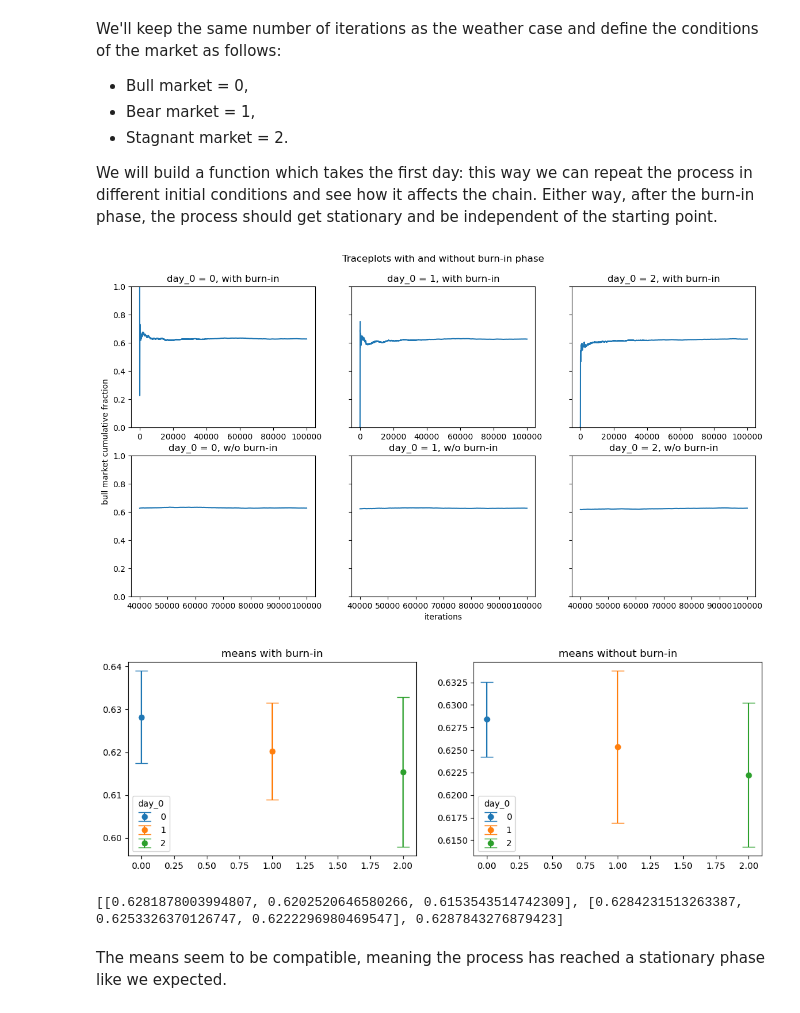
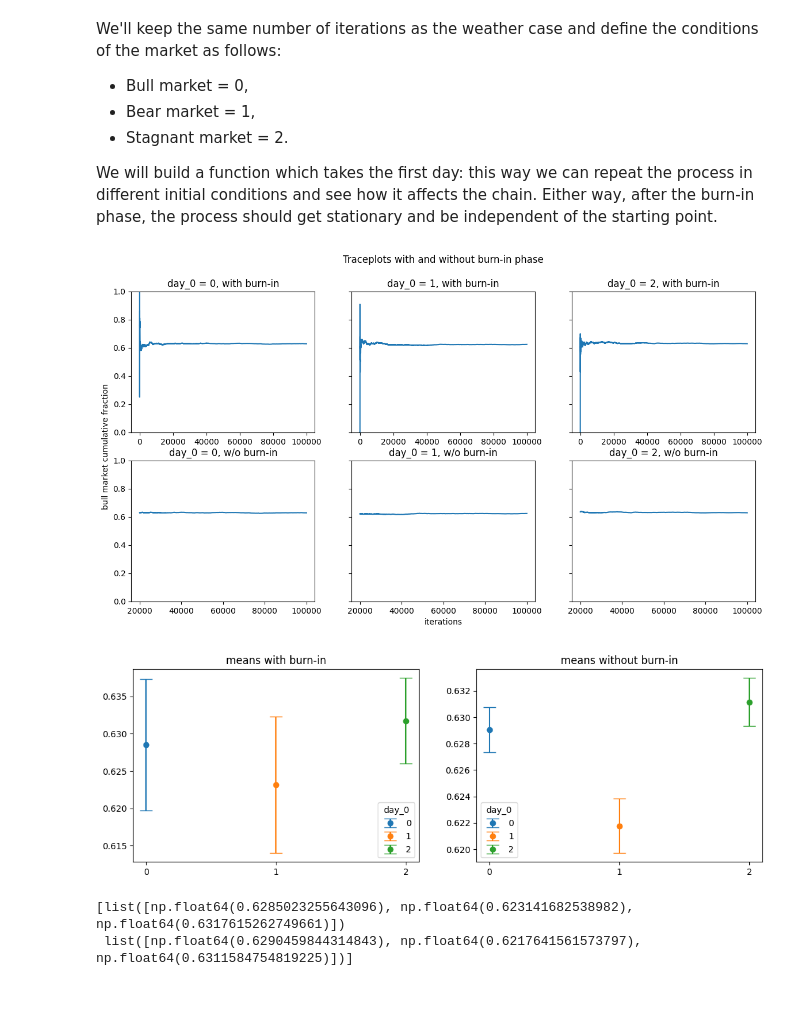
Before and after one commit to lisam10/astrostatistics_bicocca_2024, a Jupyter notebook: working/W10_teleobs.ipynb, the cells around one changed output. Drawn from its saved outputs; the diff is of its cells as text; code cells hidden in the pictures.

Commit message:
fix bug in cumulative fraction

```diff
--- a/working/W10_teleobs.ipynb
+++ b/working/W10_teleobs.ipynb
@@ -27,28 +28,22 @@ n_days = 10 ** 4
 day_0 = 0 #starting from a cloudy day
 # %%
 day_current = day_0
-p_current = 1
 weather = [day_current]
 
 n_sunny = 0
 if day_0 == 1: n_sunny = 1 #total number of sunny days, including the initial one
 
 sunny_fraction = [n_sunny / 1]
+rainy_fraction = [1 - sunny_fraction[0]]
 
 #print('current day, prop. day, p current, p prop\n')
-for i in range(1, n_days):
+for i in tqdm(range(1, int(n_days))):
 #determining probability of tomorrow's proposed weather based on today's
     if (weather[i - 1] == 0): #if today is cloudy
         weather.append(np.random.choice(np.array([0, 1]), p=np.array([0.5, 0.5])))
     else: #if today is sunny
         weather.append(np.random.choice(np.array([0, 1]), p=np.array([0.1, 0.9])))
 
-    if weather[i] == 1: n_sunny = n_sunny + 1
+    n_sunny += weather[-1]
     sunny_fraction.append(n_sunny / (i + 1))
-
-plt.plot(range(2000, n_days), sunny_fraction[2000:]) #we cut the first 2000 days as they're not stationary
-plt.ylim([0, 1])
-plt.xlabel('iterations')
-plt.ylabel('sunny days cumulative fraction')
-plt.title('traceplot')
-plt.show()
+    rainy_fraction.append(1 - sunny_fraction[-1])
@@ -79,10 +95,10 @@ We'll keep the same number of iterations as the weather case and define the cond
 
 We will build a function which takes the first day: this way we can repeat the process in different initial conditions and see how it affects the chain. Either way, after the burn-in phase, the process should get stationary and be independent of the starting point.
 # %%
-n_days = 10 ** 5
+n_days = 10**5
 def markov_chain(day_0):
     posterior = [day_0]
-    for i in range(1, n_days):
+    for i in tqdm(range(1, n_days)):
         if posterior[i-1] == 0: posterior.append(np.random.choice(np.array([0, 1, 2]), p = np.array([0.9, 0.075, 0.025])))
         elif posterior[i-1] == 1: posterior.append(np.random.choice(np.array([0, 1, 2]), p = np.array([0.15, 0.8, 0.05])))
         else: posterior.append(np.random.choice(np.array([0, 1, 2]), p = np.array([0.25, 0.25, 0.5])))
@@ -96,14 +112,7 @@ cumul_fraction = np.empty([len(day_0), n_days])
 
 #computing the cumulative fraction of having a bull market with different starting days
 for j in range(len(day_0)):
-    for i in range(1, n_days + 1):
-        if posterior_arr[j][i - 1] == 0:
-            n_market = n_market + 1
-            #print(n_market)
-        cumul_fraction[j][i-1] = n_market/i
-    n_market = 0
-
-#print(cumul_fraction[2])
+    cumul_fraction[j] = np.cumsum(np.array(posterior_arr[j]) == 0) / np.arange(1, n_days+1)
 # %%
 fig, ax = plt.subplots(2, 3, sharey = True, figsize=(14, 7))
 fig.add_subplot(111, frameon=False)
@@ -120,7 +129,7 @@ for i in range(2):
             ax[i][j].plot(range(n_days), cumul_fraction[j])
             ax[i][j].set(ylim=([0, 1]), title = 'day_0 = ' + str(day_0[j]) + ', with burn-in')
         else:
-            ax[i][j].plot(range(40000, n_days), cumul_fraction[j, 40000:])
+            ax[i][j].plot(range(20000, n_days), cumul_fraction[j, 20000:])
             ax[i][j].set(ylim=([0, 1]), title = 'day_0 = ' + str(day_0[j]) + ', w/o burn-in')
 # %% [output]
-[figure, old version]
+[figure, new version]
@@ -127,24 +138,28 @@ for i in range(2):
 # %%
+means = np.empty(2, dtype=object)
+err_means = np.empty(2, dtype=object)
+
 means[0] = [np.mean(cf) for cf in cumul_fraction]
 err_means[0] = [np.std(cf) for cf in cumul_fraction]
 
-means[1] = [np.mean(cf[40000:]) for cf in cumul_fraction]
-err_means[1] = [np.std(cf[4000:]) for cf in cumul_fraction]
+means[1] = [np.mean(cf[20000:]) for cf in cumul_fraction]
+err_means[1] = [np.std(cf[20000:]) for cf in cumul_fraction]
 
 fig, ax = plt.subplots(1, 2, figsize = (13, 4))
 for i in range(3): ax[0].errorbar(i, means[0][i], yerr=err_means[0][i], capsize= 7, fmt='o', label = str(i))
 ax[0].set_title('means with burn-in')
 ax[0].legend(title='day_0')
+ax[0].xaxis.set_major_locator(MultipleLocator(1))
 
 for i in range(3): ax[1].errorbar(i, means[1][i], yerr=err_means[1][i], capsize= 7, fmt='o', label = str(i))
 ax[1].set_title('means without burn-in')
 ax[1].legend(title='day_0')
+ax[1].xaxis.set_major_locator(MultipleLocator(1))
 
 plt.show()
 
 print(means)
 # %% [output]
-[figure, old version]
+[figure, new version]
-[[0.6281878003994807, 0.6202520646580266, 0.6153543514742309], [0.6284231513263387, 0.6253326370126747, 0.6222296980469547], 0.6287843276879423]
+[list([np.float64(0.6285023255643096), np.float64(0.623141682538982), np.float64(0.6317615262749661)])
+ list([np.float64(0.6290459844314843), np.float64(0.6217641561573797), np.float64(0.6311584754819225)])]
-# %% [markdown]
-The means seem to be compatible, meaning the process has reached a stationary phase like we expected.
```
Also changed, not shown: parts of 11 cells of this notebook.
